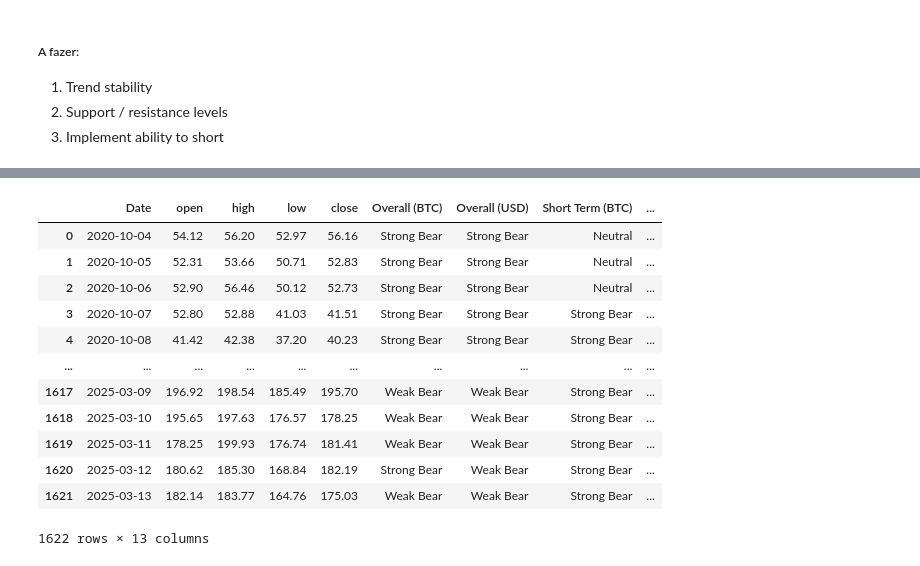
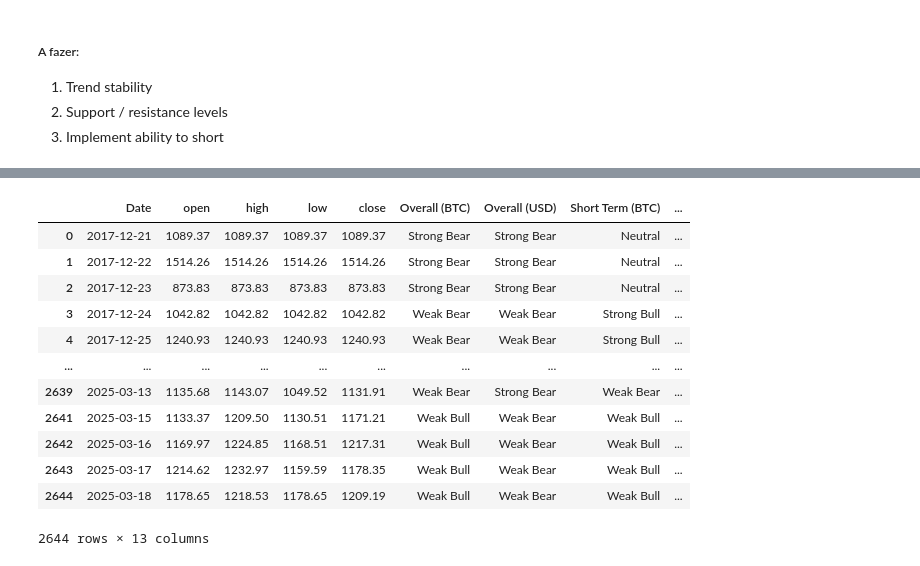
Before and after one commit to GabriellaAM/missioncontrolproject, a Jupyter notebook: ALT_MODEL.ipynb, the cells around one changed output, grey strips where cells are left out. Saved outputs shown, nothing was run; the diff lists cells and outputs as text; code cells hidden in the pictures.

```diff
--- a/ALT_MODEL.ipynb
+++ b/ALT_MODEL.ipynb
@@ -137,7 +137,7 @@ class TrendAnalyzer:
 
     def _calculate_indicators(self, data, price_column, asset_id, suffix=''):
         """
-        Calculate Simple Moving Averages (SMAs) and Rate of Change (RoC) indicators for a given price column.
+        Calculate Exponential Moving Averages (EMAs) and Rate of Change (RoC) indicators for a given price column.
 
         Args:
             data (pd.DataFrame): DataFrame to calculate indicators for
@@ -155,10 +155,9 @@ class TrendAnalyzer:
 
             for term, periods in self.ma_periods.items():
                 for period in periods:
-                    data[f'SMA_{suffix}_{period}'] = data[price_column].rolling(
-                        window=period, min_periods=period
+                    data[f'EMA_{suffix}_{period}'] = data[price_column].ewm(
+                        span=period, min_periods=period, adjust=False
                     ).mean()
-
             for term, periods in self.ma_periods.items():
                 for period in periods:
                     data[f'RoC_{suffix}_{period}'] = (
@@ -459,9 +458,3 @@ if __name__ == "__main__":
         verbose=True
     )
     summary_df = analyzer.analyze_multiple_assets()
-
-    # Example access to stored data with unified DataFrame
-    for asset_id in all_assets:
-        if asset_id in analyzer.asset_data:
-            print(f"\nUnified Classified Data for {asset_id}:")
-            print(analyzer.asset_data[asset_id]['classified_data'].tail())
@@ -485,0 +487,28 @@ Most Recent Trend Analysis Summary for Multiple Assets (as of March 11, 2025):
+# %%
+import pandas as pd
+import numpy as np
+import networkx as nx
+import matplotlib.pyplot as plt
+
+# Fetch classified data for asset
+asset_id = 'maker'
+classified_data = analyzer.asset_data.get(asset_id).get('classified_data')[
+    ['date', 'Overall (USD)', 'Overall (BTC)',
+     'Short Term (USD)', 'Short Term (BTC)',
+     'Medium Term (USD)', 'Medium Term (BTC)',
+     'Long Term (USD)', 'Long Term (BTC)']
+].copy()
+
+classified_data.set_index('date', inplace=True)
+
+# Simplified trend encoding (three states)
+trend_encoding = {
+    'Strong Bear': -1,
+    'Weak Bear': -1,
+    'Neutral': 0,
+    'Weak Bull': 1,
+    'Strong Bull': 1
+}
+
+classified_numeric = classified_data.replace(trend_encoding)
+classified_numeric = classified_numeric[classified_numeric.index > '2022-01-01']
@@ -512,18 +659,18 @@ bullish_assets
 # %%
-alt_trend = analyzer.asset_data.get('aave').get('classified_data')[['date', 'open', 'high', 'low', 'close', 'Overall (BTC)', 'Overall (USD)', 'Short Term (BTC)', 'Short Term (USD)', 'Medium Term (BTC)', 'Medium Term (USD)', 'Long Term (BTC)', 'Long Term (USD)']]
+alt_trend = analyzer.asset_data.get(asset_id).get('classified_data')[['date', 'open', 'high', 'low', 'close', 'Overall (BTC)', 'Overall (USD)', 'Short Term (BTC)', 'Short Term (USD)', 'Medium Term (BTC)', 'Medium Term (USD)', 'Long Term (BTC)', 'Long Term (USD)']]
 alt_trend = alt_trend.rename(columns={'date': 'Date'})
 alt_trend
 # %% [output]
 |  | Date | open | high | low | close | Overall (BTC) | Overall (USD) | Short Term (BTC) | ... |
-| 0 | 2020-10-04 | 54.12 | 56.20 | 52.97 | 56.16 | Strong Bear | Strong Bear | Neutral | ... |
-| 1 | 2020-10-05 | 52.31 | 53.66 | 50.71 | 52.83 | Strong Bear | Strong Bear | Neutral | ... |
-| 2 | 2020-10-06 | 52.90 | 56.46 | 50.12 | 52.73 | Strong Bear | Strong Bear | Neutral | ... |
-| 3 | 2020-10-07 | 52.80 | 52.88 | 41.03 | 41.51 | Strong Bear | Strong Bear | Strong Bear | ... |
-| 4 | 2020-10-08 | 41.42 | 42.38 | 37.20 | 40.23 | Strong Bear | Strong Bear | Strong Bear | ... |
+| 0 | 2017-12-21 | 1089.37 | 1089.37 | 1089.37 | 1089.37 | Strong Bear | Strong Bear | Neutral | ... |
+| 1 | 2017-12-22 | 1514.26 | 1514.26 | 1514.26 | 1514.26 | Strong Bear | Strong Bear | Neutral | ... |
+| 2 | 2017-12-23 | 873.83 | 873.83 | 873.83 | 873.83 | Strong Bear | Strong Bear | Neutral | ... |
+| 3 | 2017-12-24 | 1042.82 | 1042.82 | 1042.82 | 1042.82 | Weak Bear | Weak Bear | Strong Bull | ... |
+| 4 | 2017-12-25 | 1240.93 | 1240.93 | 1240.93 | 1240.93 | Weak Bear | Weak Bear | Strong Bull | ... |
 | ... | ... | ... | ... | ... | ... | ... | ... | ... | ... |
-| 1617 | 2025-03-09 | 196.92 | 198.54 | 185.49 | 195.70 | Weak Bear | Weak Bear | Strong Bear | ... |
-| 1618 | 2025-03-10 | 195.65 | 197.63 | 176.57 | 178.25 | Weak Bear | Weak Bear | Strong Bear | ... |
-| 1619 | 2025-03-11 | 178.25 | 199.93 | 176.74 | 181.41 | Weak Bear | Weak Bear | Strong Bear | ... |
-| 1620 | 2025-03-12 | 180.62 | 185.30 | 168.84 | 182.19 | Strong Bear | Weak Bear | Strong Bear | ... |
-| 1621 | 2025-03-13 | 182.14 | 183.77 | 164.76 | 175.03 | Weak Bear | Weak Bear | Strong Bear | ... |
+| 2639 | 2025-03-13 | 1135.68 | 1143.07 | 1049.52 | 1131.91 | Weak Bear | Strong Bear | Weak Bear | ... |
+| 2641 | 2025-03-15 | 1133.37 | 1209.50 | 1130.51 | 1171.21 | Weak Bull | Weak Bear | Weak Bull | ... |
+| 2642 | 2025-03-16 | 1169.97 | 1224.85 | 1168.51 | 1217.31 | Weak Bull | Weak Bear | Weak Bull | ... |
+| 2643 | 2025-03-17 | 1214.62 | 1232.97 | 1159.59 | 1178.35 | Weak Bull | Weak Bear | Weak Bull | ... |
+| 2644 | 2025-03-18 | 1178.65 | 1218.53 | 1178.65 | 1209.19 | Weak Bull | Weak Bear | Weak Bull | ... |
-1622 rows × 13 columns
+2644 rows × 13 columns
```
Also changed, not shown: parts of 14 cells of this notebook, 10 other files.
